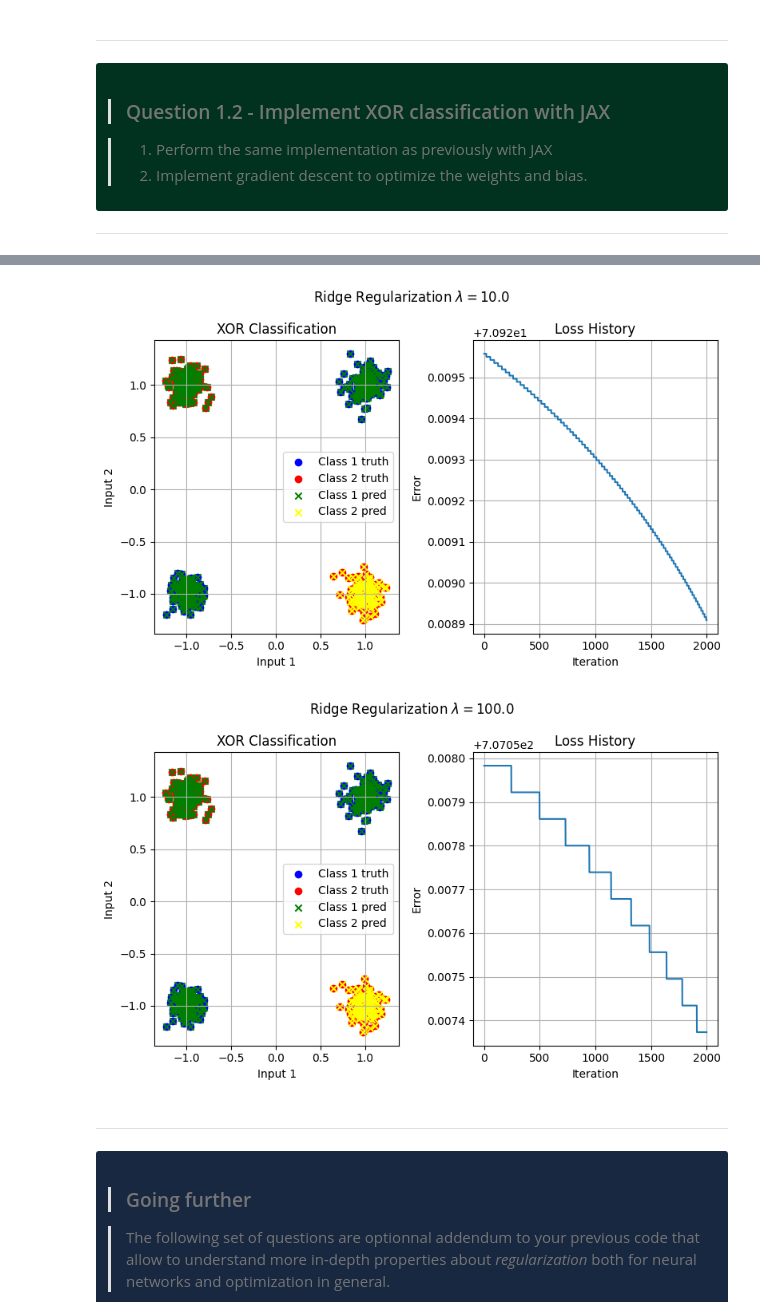
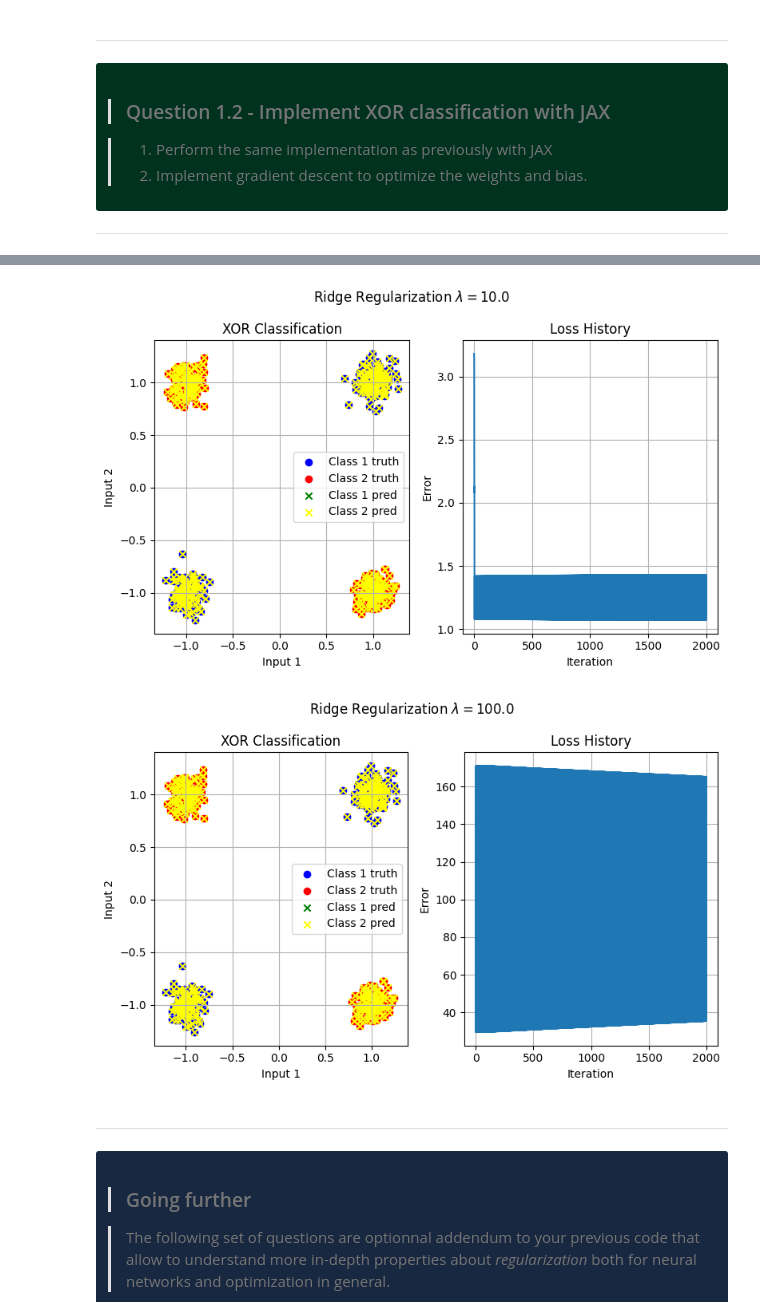
Before and after one commit to garamburor/creative_ml, a Jupyter notebook: 02_neural_networks.ipynb, the cells around one changed output, grey strips where cells are left out. Cells and saved outputs as stored; diff of their text form; code cells hidden in the pictures.

```diff
--- a/02_neural_networks.ipynb
+++ b/02_neural_networks.ipynb
@@ -561,19 +565,10 @@ Learned weights: [ 4.28784943 -3.25732422 -3.24613762 -1.33475375 -2.04336143 -2
 
 ***
 # %%
-# Solution to weights
-weights1 = jnp.array([[-3.85480652, -3.84193713], [-3.37944144, -3.34847013]])
-weights2 = jnp.array([[ 7.06565633, -7.38474078]])
-bias1 = jnp.array([[ 3.67666864], [-3.33051372]])
-bias2 = jnp.array([[-3.26797891]])
-
 w = jnp.array([bias1[0,0], weights1[0,0], weights1[0,1], bias1[1,0], weights1[1,0], weights1[1,1], bias2[0,0], weights2[0,0], weights2[0,1]])
 # b_1, w_11, w_12, b_2, w_21, w_22, bias_2, w_31, w_32
 w = w + (random.normal(random.PRNGKey(23), w.shape) * 2.)
 print('Initial weights: ' + str(w))
-# I had to set for this approach to initialize weights so that
-# the model can actually learn, the initial conditions
-# given always stuck to local minima :-(
 
 x_jax = jnp.array(x_inputs)
 
@@ -591,11 +586,6 @@ def loss(w, x, y):
     y2 = sigmoid(w[3] + x[:,0] * w[4] + x[:,1] * w[5])
     y3 = sigmoid(w[6] + y1 * w[7] + y2 * w[8])
     return jnp.mean((y3 - y)**2)
-
-#def loss(w, x, y):
-#    x2 = sigmoid(jnp.dot(w[0:2,0:2],x.T) + w[:,2][0]).T
-#    y_bar=sigmoid(jnp.dot(w[:,3],x2.T) + w[0,4]).T
-#    return jnp.mean((y_bar - y)**2)
 
 grad_fn = jit(grad(loss))
 
@@ -719,23 +712,21 @@ TypeError: loss() missing 1 required positional argument: 'l'
 lamb = [0., 0.1, 1., 10., 100.]
 
 def loss(w, x, y, l):
-    b = x.T @ y.T / (x.T @ x)
     y1 = sigmoid(w[0] + x[:,0] * w[1] + x[:,1] * w[2])
     y2 = sigmoid(w[3] + x[:,0] * w[4] + x[:,1] * w[5])
     y3 = sigmoid(w[6] + y1 * w[7] + y2 * w[8])
-    return jnp.mean((y3 - y)**2) + l * jnp.sum(jnp.abs(b)**2)
+    return jnp.mean((y3 - y)**2) + l * jnp.sum(jnp.abs(w)**2)
 
 grad_fn = jit(grad(loss))
 
 n_iter = 2000
-eta = 0.05
+eta = 0.005
 error = np.zeros((len(lamb), n_iter))
 y_pred = np.zeros((len(lamb), len(y_classes)))
 N = len(y_classes)
 for n in range(len(lamb)):
-    w = jnp.array([bias1[0,0], weights1[0,0], weights1[0,1], bias1[1,0], weights1[1,0], weights1[1,1], bias2[0,0], weights2[0,0], weights2[0,1]])
-    # b_1, w_11, w_12, b_2, w_21, w_22, bias_2, w_31, w_32
-    w = w + (random.normal(random.PRNGKey(23), w.shape) * 2.5)
+    w = x_inputs.T @ y_classes.T / (x_inputs.T @ x_inputs)
+    w = w.flatten()
     for i in range(n_iter):
         # Forward
         y_pred[n,:] = forward(w, x_jax)
@@ -782,23 +773,21 @@ for n in range(len(lamb)):
 lamb = [0., 0.1, 1., 10., 100.]
 
 def loss(w, x, y, l):
-    b = x.T @ y.T / (x.T @ x)
     y1 = sigmoid(w[0] + x[:,0] * w[1] + x[:,1] * w[2])
     y2 = sigmoid(w[3] + x[:,0] * w[4] + x[:,1] * w[5])
     y3 = sigmoid(w[6] + y1 * w[7] + y2 * w[8])
-    return jnp.mean((y3 - y)**2) + l * jnp.sum(jnp.abs(b)**1)
+    return jnp.mean((y3 - y)**2) + l * jnp.sum(jnp.abs(w)**1)
 
 grad_fn = jit(grad(loss))
 
 n_iter = 2000
-eta = 0.05
+eta = 0.005
 error = np.zeros((len(lamb), n_iter))
 y_pred = np.zeros((len(lamb), len(y_classes)))
 N = len(y_classes)
 for n in range(len(lamb)):
-    w = jnp.array([bias1[0,0], weights1[0,0], weights1[0,1], bias1[1,0], weights1[1,0], weights1[1,1], bias2[0,0], weights2[0,0], weights2[0,1]])
-    # b_1, w_11, w_12, b_2, w_21, w_22, bias_2, w_31, w_32
-    w = w + (random.normal(random.PRNGKey(23), w.shape) * 2.5)
+    w = x_inputs.T @ y_classes.T / (x_inputs.T @ x_inputs)
+    w = w.flatten()
     for i in range(n_iter):
         # Forward
         y_pred[n,:] = forward(w, x_jax)
@@ -841,5 +830,5 @@ for n in range(len(lamb)):
-[figure, old version]
+[figure, new version]
-[figure, old version]
+[figure, new version]
 # %% [markdown]
 ***
 
```
Also changed, not shown: parts of 8 cells of this notebook.
